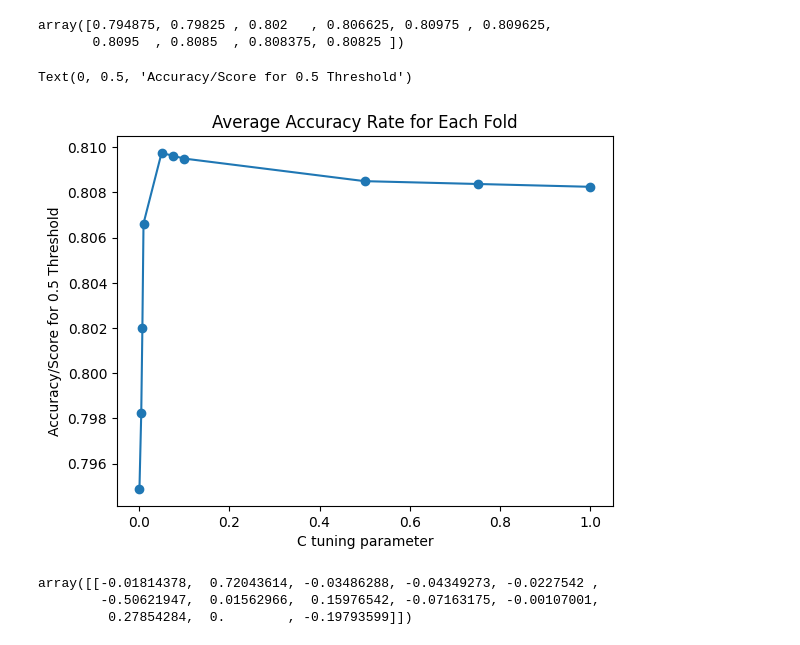
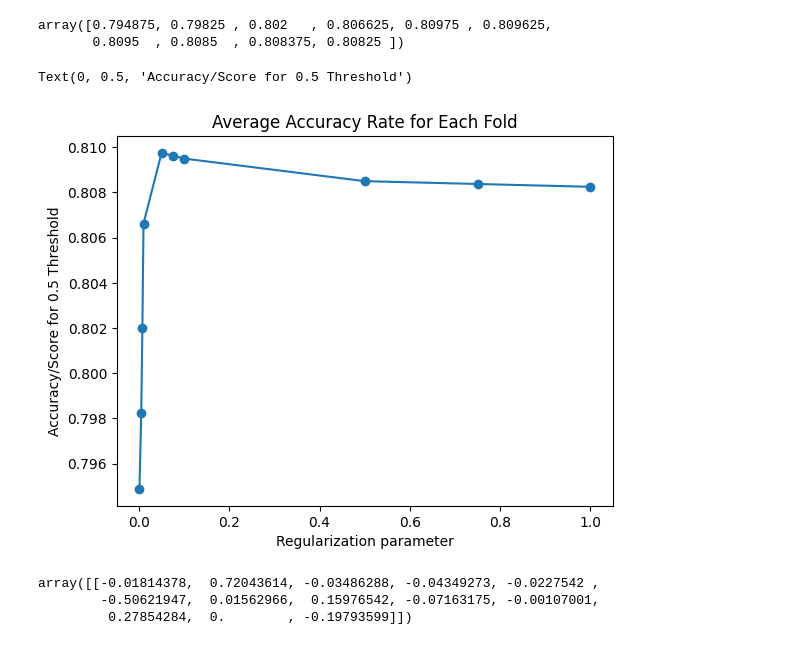
Before and after one commit to mmwitters/CDA_Project, a Jupyter notebook: Final Project.ipynb, the cells around one changed output. Cells and saved outputs as stored; diff of their text form; code cells hidden in the pictures.

```diff
--- a/Final Project.ipynb
+++ b/Final Project.ipynb
@@ -434,11 +434,11 @@ array([0.794875, 0.79825 , 0.802   , 0.806625, 0.80975 , 0.809625,
 # %%
 plt.plot(cs, scores, "-o") #Inverse of regularization strength; must be a positive float. Smaller values specify stronger regularization.
 plt.title("Average Accuracy Rate for Each Fold")
-plt.xlabel("C tuning parameter")
+plt.xlabel("Regularization parameter")
 plt.ylabel('Accuracy/Score for 0.5 Threshold')
 # %% [output]
 Text(0, 0.5, 'Accuracy/Score for 0.5 Threshold')
-[figure, old version]
+[figure, new version]
 # %%
 lasso_glm.coef_
 # %% [output]
```
Also changed, not shown: parts of 20 cells of this notebook.
